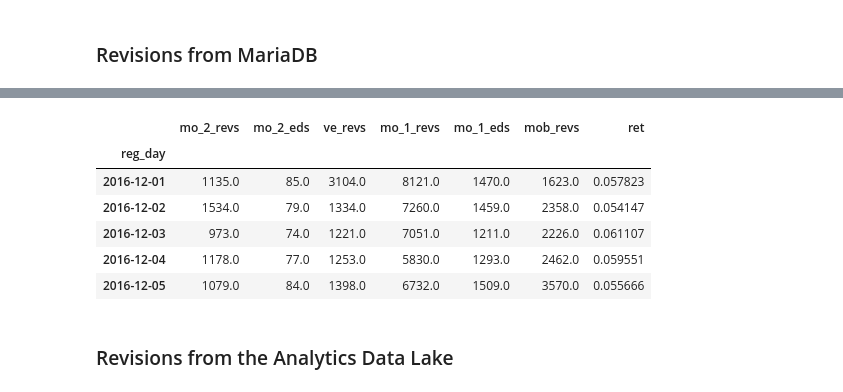
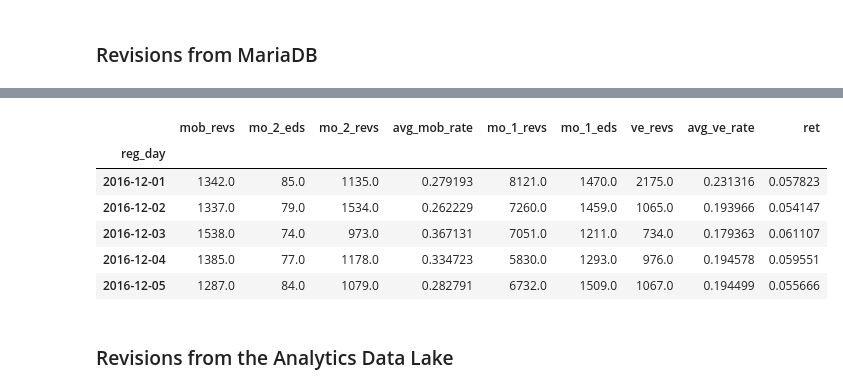
Before and after one commit to wikimedia-research/2018-01-new-editor-retention-analysis, a Jupyter notebook: analysis.ipynb, the cells around one changed output, grey strips where cells are left out. Drawn from its saved outputs; the diff is of its cells as text; code cells hidden in the pictures.

```diff
--- a/analysis.ipynb
+++ b/analysis.ipynb
@@ -72,8 +75,10 @@ td_30 = dt.timedelta(days = 30)
 td_60 = dt.timedelta(days = 60)
 
 mdb_en_revs["since_reg"] = mdb_en_revs["rev_dt"] - mdb_en_revs["reg_dt"]
-mdb_en_revs["first_mo"] = mdb_en_revs["since_reg"] < td_30
-mdb_en_revs["second_mo"] = (mdb_en_revs["since_reg"] >= td_30) & (mdb_en_revs["since_reg"] < td_60)
+mdb_en_revs["mo_1"] = mdb_en_revs["since_reg"] < td_30
+mdb_en_revs["mo_2"] = (mdb_en_revs["since_reg"] >= td_30) & (mdb_en_revs["since_reg"] < td_60)
+
+mdb_en_revs = mdb_en_revs.query("mo_1 == True | mo_2 == True")
 
 mdb_en_revs.head()
 # %% [output]
@@ -84,18 +89,12 @@ mdb_en_revs.head()
 | 3 | Albitr | 752389167 | 2016-12-01 00:00:34 | 2016-12-01 00:04:44 | False | True | 00:04:10 | True | False |
 | 4 | Ltclaws | 752390193 | 2016-12-01 00:02:26 | 2016-12-01 00:09:38 | False | True | 00:07:12 | True | False |
 # %%
+rate = lambda x: np.sum(x) / len(x)
+
 mdb_en_new = mdb_en_revs.groupby("name").agg({
-    "reg_dt": lambda x: dt.datetime.date(np.min(x)),
-    "first_mo": np.sum,
-    "second_mo": np.sum,
-    "mob": np.sum,
-    "ve": np.sum
+    "reg_dt": {"reg_day": lambda x: dt.datetime.date(np.min(x))},
+    "mo_1": {"mo_1_revs": np.sum},
+    "mo_2": {"mo_2_revs": np.sum},
+    "mob": {"mob_revs": np.sum, "mob_rate": rate},
+    "ve": {"ve_revs": np.sum, "ve_rate": rate}
 })
-
-mdb_en_new = mdb_en_new.rename(columns = {
-    "reg_dt": "reg_day",
-    "first_mo": "mo_1_revs",
-    "second_mo": "mo_2_revs",
-    "mob": "mob_revs",
-    "ve": "ve_revs"
-}).reset_index()
@@ -110,0 +101,5 @@ mdb_en_new.head()
+# %%
+# Flatten the multi-level column labels
+mdb_en_new.columns = [col[1] for col in mdb_en_new.columns]
+
+mdb_en_new.head()
@@ -111,26 +114,28 @@ mdb_en_new.head()
 # %%
 mdb_en_d = mdb_en_new.groupby("reg_day").agg({
     "mo_1_revs": {"mo_1_eds": np.count_nonzero, "mo_1_revs": np.sum},
     "mo_2_revs": {"mo_2_eds": np.count_nonzero, "mo_2_revs": np.sum},
     "mob_revs": {"mob_revs": np.sum},
-    "ve_revs": {"ve_revs": np.sum}
+    "ve_revs": {"ve_revs": np.sum},
+    "mob_rate": {"avg_mob_rate": np.mean},
+    "ve_rate": {"avg_ve_rate": np.mean}
 })
 
 # Flatten the multi-level column labels
 mdb_en_d.columns = [col[1] for col in mdb_en_d.columns]
 
 # Calculate retention
 mdb_en_d["ret"] = mdb_en_d["mo_2_eds"] / mdb_en_d["mo_1_eds"]
 
 mdb_en_d.head()
 # %% [output]
-|  | mo_2_revs | mo_2_eds | ve_revs | mo_1_revs | mo_1_eds | mob_revs | ret |
-| reg_day |  |  |  |  |  |  |  |
-| 2016-12-01 | 1135.0 | 85.0 | 3104.0 | 8121.0 | 1470.0 | 1623.0 | 0.057823 |
-| 2016-12-02 | 1534.0 | 79.0 | 1334.0 | 7260.0 | 1459.0 | 2358.0 | 0.054147 |
-| 2016-12-03 | 973.0 | 74.0 | 1221.0 | 7051.0 | 1211.0 | 2226.0 | 0.061107 |
-| 2016-12-04 | 1178.0 | 77.0 | 1253.0 | 5830.0 | 1293.0 | 2462.0 | 0.059551 |
-| 2016-12-05 | 1079.0 | 84.0 | 1398.0 | 6732.0 | 1509.0 | 3570.0 | 0.055666 |
+|  | mob_revs | mo_2_eds | mo_2_revs | avg_mob_rate | mo_1_revs | mo_1_eds | ve_revs | avg_ve_rate | ret |
+| reg_day |  |  |  |  |  |  |  |  |  |
+| 2016-12-01 | 1342.0 | 85.0 | 1135.0 | 0.279193 | 8121.0 | 1470.0 | 2175.0 | 0.231316 | 0.057823 |
+| 2016-12-02 | 1337.0 | 79.0 | 1534.0 | 0.262229 | 7260.0 | 1459.0 | 1065.0 | 0.193966 | 0.054147 |
+| 2016-12-03 | 1538.0 | 74.0 | 973.0 | 0.367131 | 7051.0 | 1211.0 | 734.0 | 0.179363 | 0.061107 |
+| 2016-12-04 | 1385.0 | 77.0 | 1178.0 | 0.334723 | 5830.0 | 1293.0 | 976.0 | 0.194578 | 0.059551 |
+| 2016-12-05 | 1287.0 | 84.0 | 1079.0 | 0.282791 | 6732.0 | 1509.0 | 1067.0 | 0.194499 | 0.055666 |
 # %% [markdown]
 ### Revisions from the Analytics Data Lake
 # %%
```
Also changed, not shown: parts of 34 cells of this notebook.
